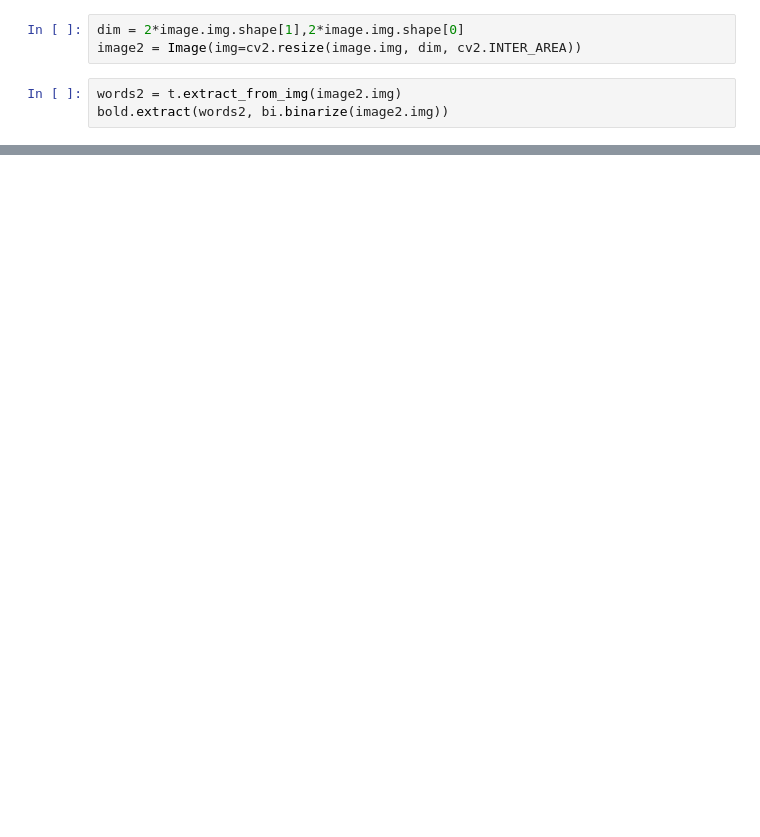
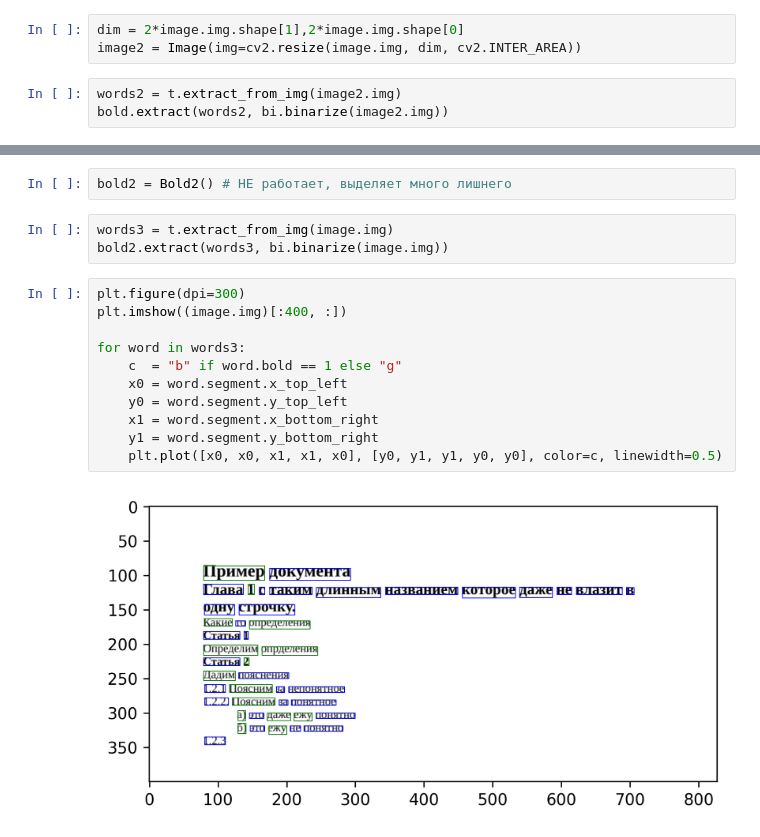
Before and after one commit to Dann38/layout_highlighter, a Jupyter notebook: imgDoc/examples/bold.ipynb, the cells around one changed output, grey strips where cells are left out. Cells and saved outputs as stored; diff of their text form; blank space fills up the shorter version.

```diff
--- a/imgDoc/examples/bold.ipynb
+++ b/imgDoc/examples/bold.ipynb
@@ -49,0 +62,18 @@ for word in words2:
+# %%
+bold2 = Bold2() # НЕ работает, выделяет много лишнего
+# %%
+words3 = t.extract_from_img(image.img)
+bold2.extract(words3, bi.binarize(image.img))
+# %%
+plt.figure(dpi=300)
+plt.imshow((image.img)[:400, :])
+
+for word in words3:
+    c  = "b" if word.bold == 1 else "g"
+    x0 = word.segment.x_top_left
+    y0 = word.segment.y_top_left
+    x1 = word.segment.x_bottom_right
+    y1 = word.segment.y_bottom_right
+    plt.plot([x0, x0, x1, x1, x0], [y0, y1, y1, y0, y0], color=c, linewidth=0.5)
+# %% [output]
+[figure, added]
```
Also changed, not shown: parts of 6 cells of this notebook, 2 other files.
